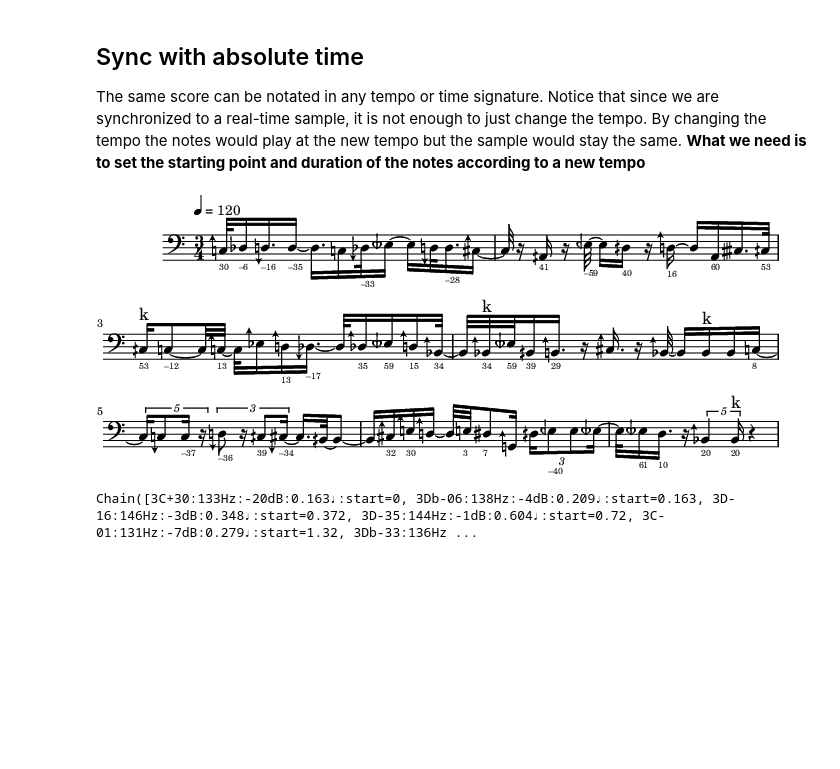
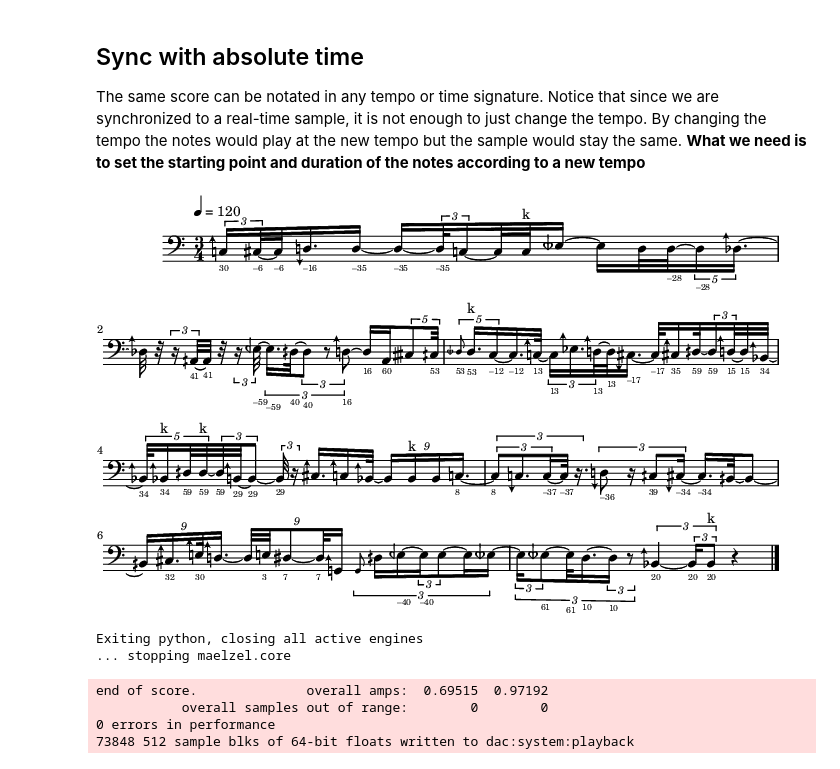
Before and after one commit to gesellkammer/maelzel, a Jupyter notebook: notebooks/onsets.ipynb, the cells around one changed output. Drawn from its saved outputs; the diff is of its cells as text; code cells hidden in the pictures; blank space fills up the shorter version.

```diff
--- a/notebooks/onsets.ipynb
+++ b/notebooks/onsets.ipynb
@@ -27,7 +24,7 @@ ax.vlines(onsets, ymin=0, ymax=ymax, color='white', alpha=0.4, linewidth=2)
 [figure]
 # %%
 from maelzel.snd import freqestimate
-freqbpf, voicedbpf = freqestimate.f0curvePyinVamp(sig=samp.samples, sr=samp.sr, lowAmpSupression=0.05,
+freqbpf, voicedbpf = freqestimate.f0curvePyinVamp(sig=samp.samples, sr=samp.sr,
                                                   onsetSensitivity=0.1, pruneThreshold=0.1, threshDistr='beta30', fftsize=2048, overlap=8)
 # %% [output]
 mnOut size: 1723
@@ -88,16 +82,16 @@ with e:
 
 The same score can be notated in any tempo or time signature. Notice that since we are synchronized to a real-time sample, it is not enough to just change the tempo. By changing the tempo the notes would play at the new tempo but the sample would stay the same. **What we need is to set the starting point and duration of the notes according to a new tempo**
 # %%
-struct = ScoreStruct(quarterTempo=120, timesig=(3,4))
+struct = ScoreStruct(tempo=120, timesig=(3,4))
 # %%
-voice2 = Chain(n.clone(start=struct.timeToBeat(n.start), dur=struct.beatDelta(n.start, n.end)) for n in voice)
+voice2 = Chain(n.clone(offset=struct.timeToBeat(n.offset), dur=struct.beatDelta(n.offset, n.end)) for n in voice)
 with Workspace(scorestruct=struct):
     voice2.show()
 # %% [output]
-[figure, old version]
+[figure, new version]
+Exiting python, closing all active engines
+... stopping maelzel.core
+end of score.              overall amps:  0.69515  0.97192
+           overall samples out of range:        0        0
+0 errors in performance
+73848 512 sample blks of 64-bit floats written to dac:system:playback
-# %%
-voice2 = voice.adaptToScoreStruct(struct)
-w = Workspace(scorestruct=struct, active=True)
-voice2
-# %% [output]
-Chain([3C+30:133Hz:-20dB:0.163♩:start=0, 3Db-06:138Hz:-4dB:0.209♩:start=0.163, 3D-16:146Hz:-3dB:0.348♩:start=0.372, 3D-35:144Hz:-1dB:0.604♩:start=0.72, 3C-01:131Hz:-7dB:0.279♩:start=1.32, 3Db-33:136Hz ...
```
Also changed, not shown: parts of 6 cells of this notebook, 16 other files.
